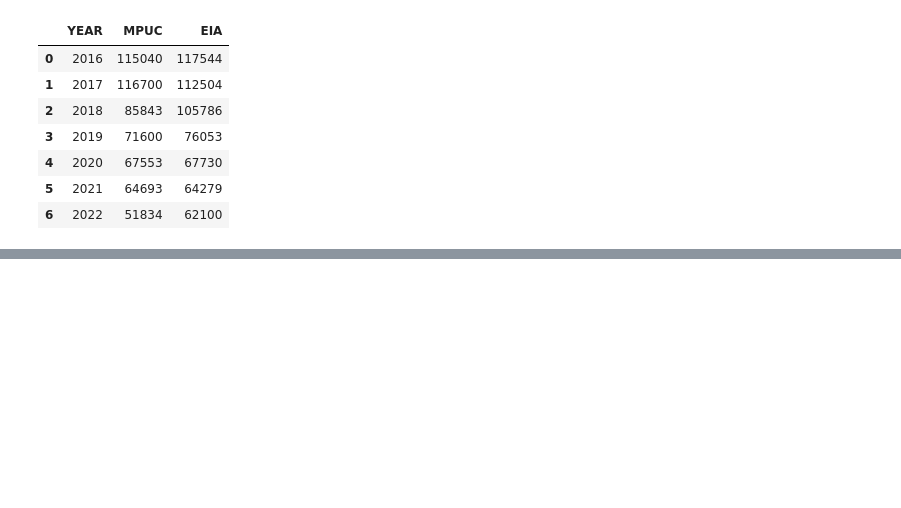
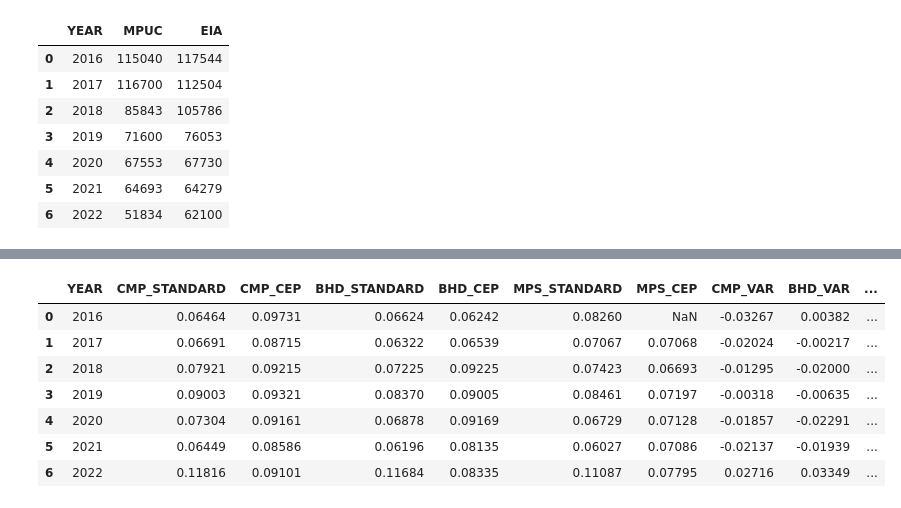
Before and after one commit to darrenfishell/data-projects, a Jupyter notebook: CEPs/eda.ipynb, the cells around one changed output, grey strips where cells are left out. Cells and saved outputs as stored; diff of their text form; code cells hidden in the pictures; blank space fills up the shorter version.

```diff
--- a/CEPs/eda.ipynb
+++ b/CEPs/eda.ipynb
@@ -282,0 +307,15 @@ dtype: float64
+# %%
+all_rates_df['CMP_VAR'] = all_rates_df['CMP_STANDARD'] - all_rates_df['CMP_CEP']
+all_rates_df['BHD_VAR'] = all_rates_df['BHD_STANDARD'] - all_rates_df['BHD_CEP']
+all_rates_df['MPS_VAR'] = all_rates_df['MPS_STANDARD'] - all_rates_df['MPS_CEP']
+
+all_rates_df
+# %% [output]
+|  | YEAR | CMP_STANDARD | CMP_CEP | BHD_STANDARD | BHD_CEP | MPS_STANDARD | MPS_CEP | CMP_VAR | BHD_VAR | ... |
+| 0 | 2016 | 0.06464 | 0.09731 | 0.06624 | 0.06242 | 0.08260 | NaN | -0.03267 | 0.00382 | ... |
+| 1 | 2017 | 0.06691 | 0.08715 | 0.06322 | 0.06539 | 0.07067 | 0.07068 | -0.02024 | -0.00217 | ... |
+| 2 | 2018 | 0.07921 | 0.09215 | 0.07225 | 0.09225 | 0.07423 | 0.06693 | -0.01295 | -0.02000 | ... |
+| 3 | 2019 | 0.09003 | 0.09321 | 0.08370 | 0.09005 | 0.08461 | 0.07197 | -0.00318 | -0.00635 | ... |
+| 4 | 2020 | 0.07304 | 0.09161 | 0.06878 | 0.09169 | 0.06729 | 0.07128 | -0.01857 | -0.02291 | ... |
+| 5 | 2021 | 0.06449 | 0.08586 | 0.06196 | 0.08135 | 0.06027 | 0.07086 | -0.02137 | -0.01939 | ... |
+| 6 | 2022 | 0.11816 | 0.09101 | 0.11684 | 0.08335 | 0.11087 | 0.07795 | 0.02716 | 0.03349 | ... |
```
Also changed, not shown: parts of 7 cells of this notebook, 1 other file.
